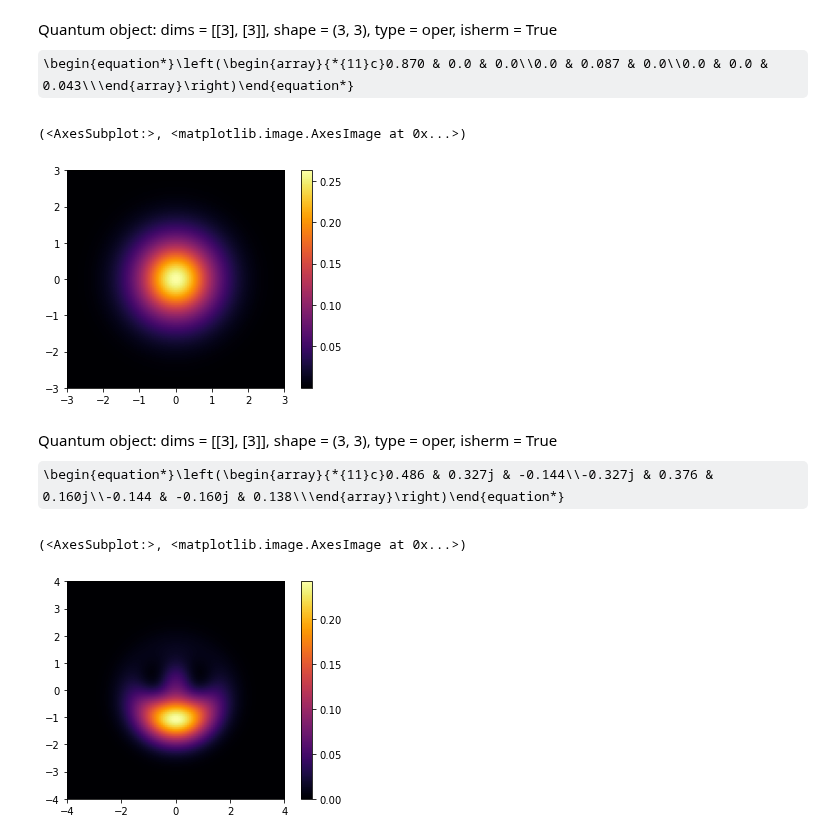
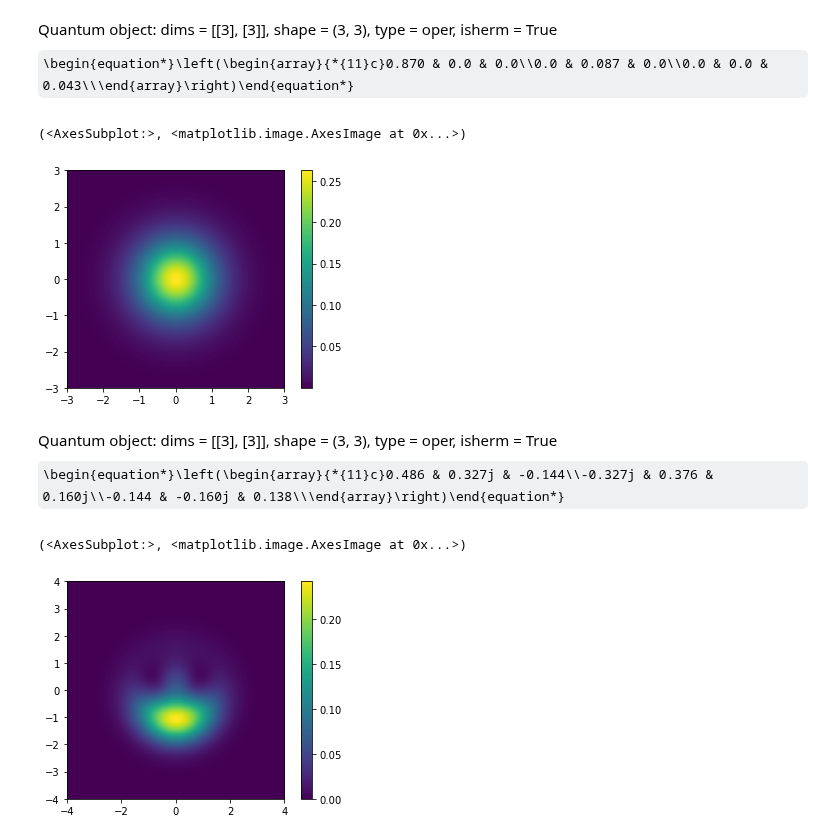
Before and after one commit to OliverDudgeon/QSync, a Jupyter notebook: qvdP.ipynb, the cells around one changed output. Cells and saved outputs as stored; diff of their text form; code cells hidden in the pictures; some formulas as TeX source.

```diff
--- a/qvdP.ipynb
+++ b/qvdP.ipynb
@@ -45,10 +45,10 @@ Quantum object: dims = [[3], [3]], shape = (3, 3), type = oper, isherm = True\be
 # %%
 x = np.linspace(-3,3,100)
 y = np.linspace(-3,3,100)
-plot_wigner(sstate, x, y, cmap='inferno')
+plot_wigner(sstate, x, y)
 # %% [output]
 (<AxesSubplot:>, <matplotlib.image.AxesImage at 0x...>)
-[figure, old version]
+[figure, new version]
 # %%
 detuning = 0
 drive_strength = k1
@@ -61,7 +61,7 @@ Quantum object: dims = [[3], [3]], shape = (3, 3), type = oper, isherm = True\be
 # %%
 x = np.linspace(-4,4,100)
 y = np.linspace(-4,4,100)
-plot_wigner(drive_sstate, x, y, cmap='inferno')
+plot_wigner(drive_sstate, x, y)
 # %% [output]
 (<AxesSubplot:>, <matplotlib.image.AxesImage at 0x...>)
-[figure, old version]
+[figure, new version]
```
Also changed, not shown: parts of 1 cell of this notebook, 1 other file.
